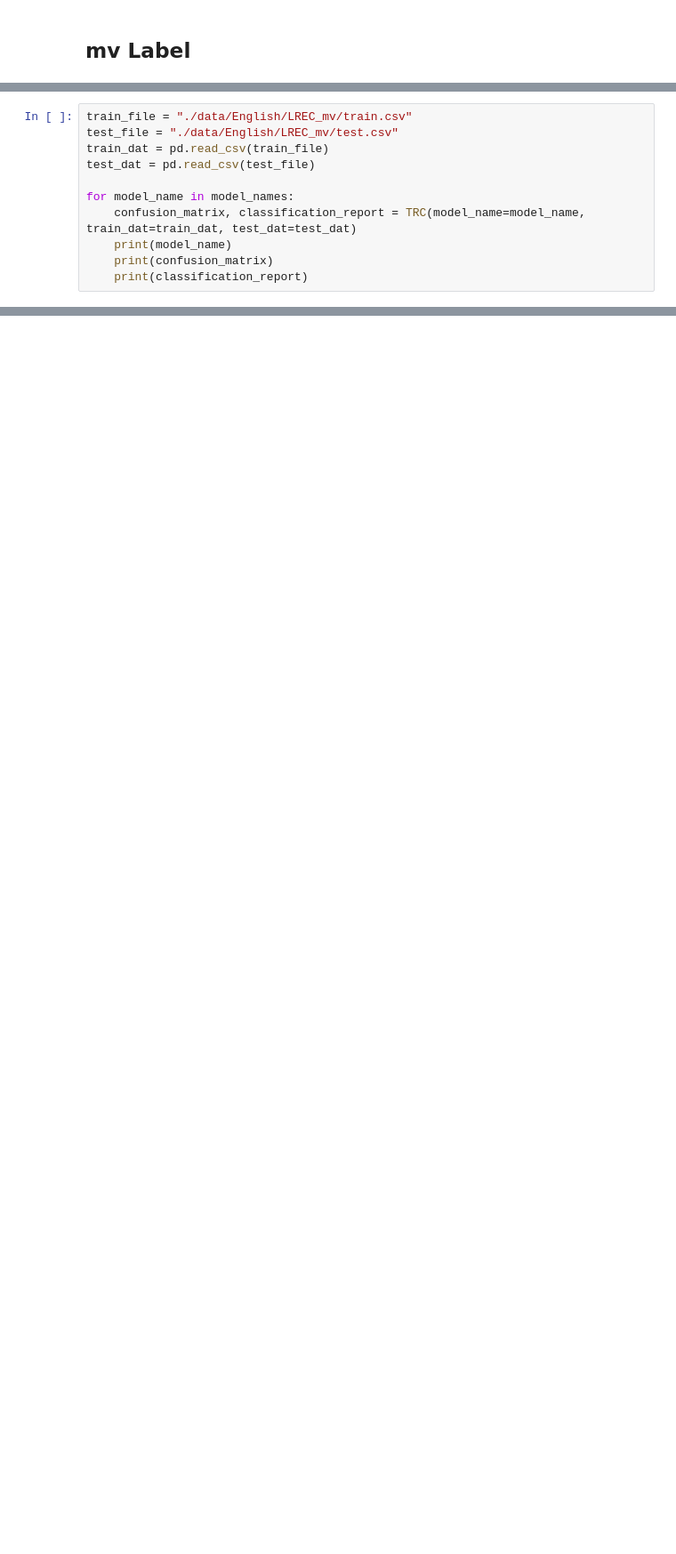
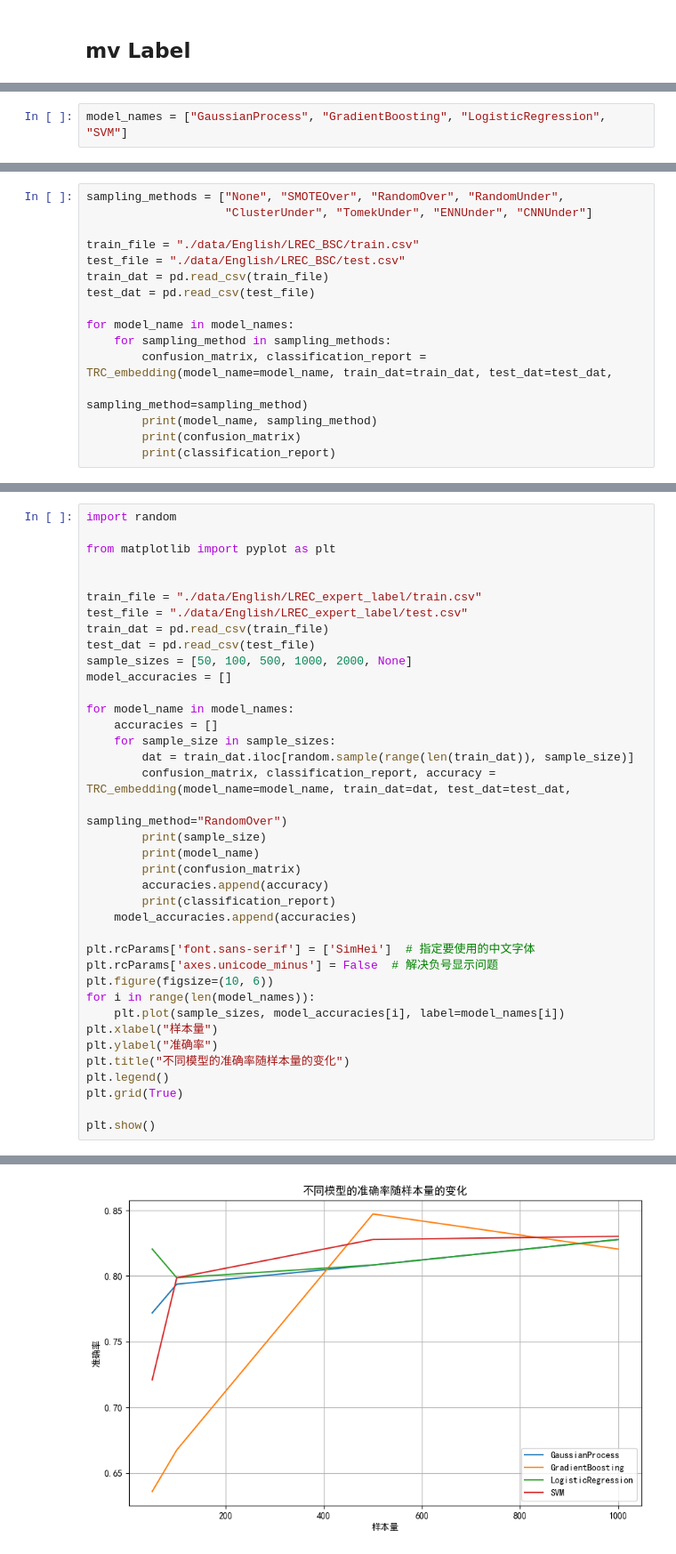
Before and after one commit to Elrond1701/gpt4FoodborneIllness, a Jupyter notebook: main.ipynb, the cells around one changed output, grey strips where cells are left out. Shown: that part at 89% size. Cells and saved outputs as stored; diff of their text form; blank space fills up the shorter version.

```diff
--- a/main.ipynb
+++ b/main.ipynb
@@ -123,0 +86,2 @@ Gaussian Process、Gradient Boost、Logistic Regression、SVM
+# %%
+model_names = ["GaussianProcess", "GradientBoosting", "LogisticRegression", "SVM"]
@@ -124,11 +90,16 @@ Gaussian Process、Gradient Boost、Logistic Regression、SVM
 # %%
-train_file = "./data/English/LREC_mv/train.csv"
-test_file = "./data/English/LREC_mv/test.csv"
+sampling_methods = ["None", "SMOTEOver", "RandomOver", "RandomUnder",
+                    "ClusterUnder", "TomekUnder", "ENNUnder", "CNNUnder"]
+
+train_file = "./data/English/LREC_BSC/train.csv"
+test_file = "./data/English/LREC_BSC/test.csv"
 train_dat = pd.read_csv(train_file)
 test_dat = pd.read_csv(test_file)
 
 for model_name in model_names:
-    confusion_matrix, classification_report = TRC(model_name=model_name, train_dat=train_dat, test_dat=test_dat)
-    print(model_name)
-    print(confusion_matrix)
-    print(classification_report)
+    for sampling_method in sampling_methods:
+        confusion_matrix, classification_report = TRC_embedding(model_name=model_name, train_dat=train_dat, test_dat=test_dat,
+                                                      sampling_method=sampling_method)
+        print(model_name, sampling_method)
+        print(confusion_matrix)
+        print(classification_report)
@@ -134,0 +165,39 @@ for model_name in model_names:
+# %%
+import random
+
+from matplotlib import pyplot as plt
+
+
+train_file = "./data/English/LREC_expert_label/train.csv"
+test_file = "./data/English/LREC_expert_label/test.csv"
+train_dat = pd.read_csv(train_file)
+test_dat = pd.read_csv(test_file)
+sample_sizes = [50, 100, 500, 1000, 2000, None]
+model_accuracies = []
+
+for model_name in model_names:
+    accuracies = []
+    for sample_size in sample_sizes:
+        dat = train_dat.iloc[random.sample(range(len(train_dat)), sample_size)]
+        confusion_matrix, classification_report, accuracy = TRC_embedding(model_name=model_name, train_dat=dat, test_dat=test_dat,
+                                                      sampling_method="RandomOver")
+        print(sample_size)
+        print(model_name)
+        print(confusion_matrix)
+        accuracies.append(accuracy)
+        print(classification_report)
+    model_accuracies.append(accuracies)
+
+plt.rcParams['font.sans-serif'] = ['SimHei']  # 指定要使用的中文字体
+plt.rcParams['axes.unicode_minus'] = False  # 解决负号显示问题
+plt.figure(figsize=(10, 6))
+for i in range(len(model_names)):
+    plt.plot(sample_sizes, model_accuracies[i], label=model_names[i])
+plt.xlabel("样本量")
+plt.ylabel("准确率")
+plt.title("不同模型的准确率随样本量的变化")
+plt.legend()
+plt.grid(True)
+
+plt.show()
+# %% [output]
@@ -134,0 +221 @@ for model_name in model_names:
+[figure, added]
```
Also changed, not shown: parts of 13 cells of this notebook, 3 other files.
